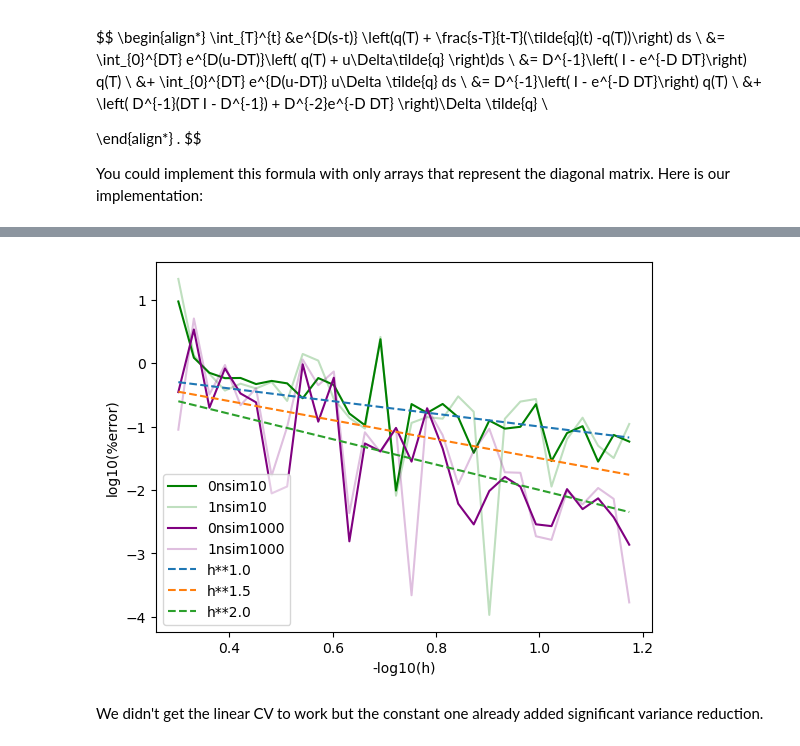
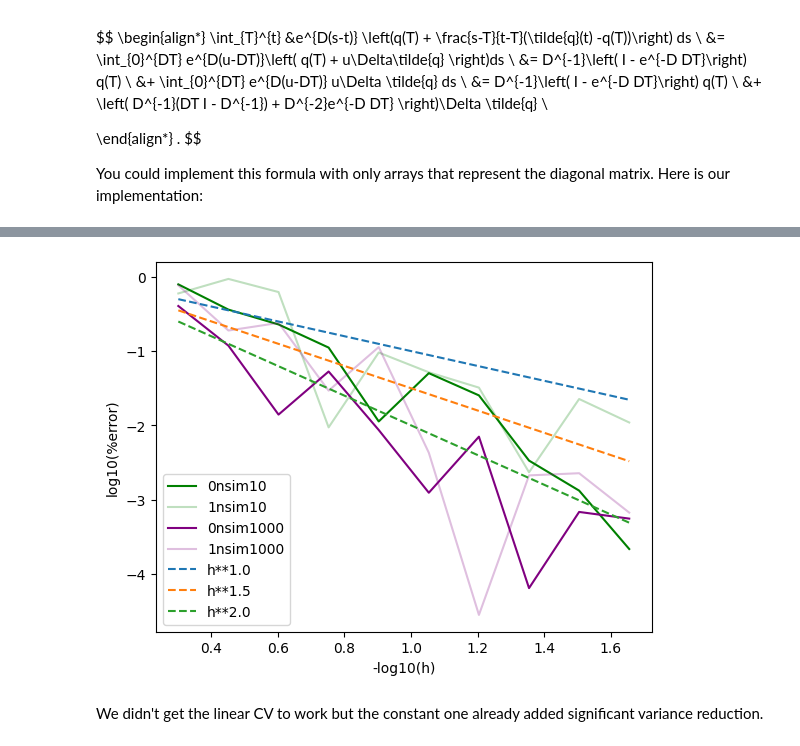
Before and after one commit to ISIPINK/masterthesis_MC_linear_ODEs, a Jupyter notebook: experiments/period4.ipynb, the cells around one changed output, grey strips where cells are left out. Cells and saved outputs as stored; diff of their text form; code cells hidden in the pictures.

```diff
--- a/experiments/period4.ipynb
+++ b/experiments/period4.ipynb
@@ -626,33 +626,33 @@ DT, nsim = 0.005, 1, %error = [ 0.00113383 -0.01046811]
 # %%
 import matplotlib.pyplot as plt
 def CVDRRMC_llplt():
     T = 4
-    DTS = np.power(0.5,np.arange(1,4,0.1))
+    DTS = np.power(0.5,np.arange(1,6,0.5))
     D = np.array([[1.0,0.0],[0.0,1000.0]]) # play around with the D
     # D = np.array([[1.0,0.0],[0.0,1500.0]])
     Ns = [10,1000]
     colors = ["green","purple"]
     for nsim,c in zip(Ns,colors):
         errorsX0,errorsX1 = zip(*[np.absolute((solX2(T, d, nsim,D )-exactX(T))/(exactX(T))) for d in DTS])
         errorsX0 = np.array(errorsX0)
         errorsX1 = np.array(errorsX1)
         plt.plot(-np.log(DTS)/np.log(10),np.log(errorsX0)/np.log(10), label = f"0nsim{nsim}",color =c)
         plt.plot(-np.log(DTS)/np.log(10),np.log(errorsX1)/np.log(10), label = f"1nsim{nsim}",alpha = 0.25,color =c)
 
     dgs = np.arange(1,2.5,0.5)
     for l in dgs:
         ref = np.array([pow(d,l) for d in DTS])
         plt.plot(-np.log(DTS)/np.log(10),np.log(ref)/np.log(10),label =f"h**{l}",linestyle="dashed")
     plt.xlabel("-log10(h)")
     plt.ylabel("log10(%error)")
     plt.legend()
     # plt.title("log log plot")
     # plt.savefig("../latex/main paper/plots/DRRMC.png",dpi=300)
     plt.show()
 
 CVDRRMC_llplt()
 # %% [output]
-[figure, old version]
+[figure, new version]
 # %% [markdown]
 We didn't get the linear CV to work but the constant one already added significant variance reduction.
 # %% [markdown]
```
Also changed, not shown: parts of 1 cell of this notebook, 1 other file.
